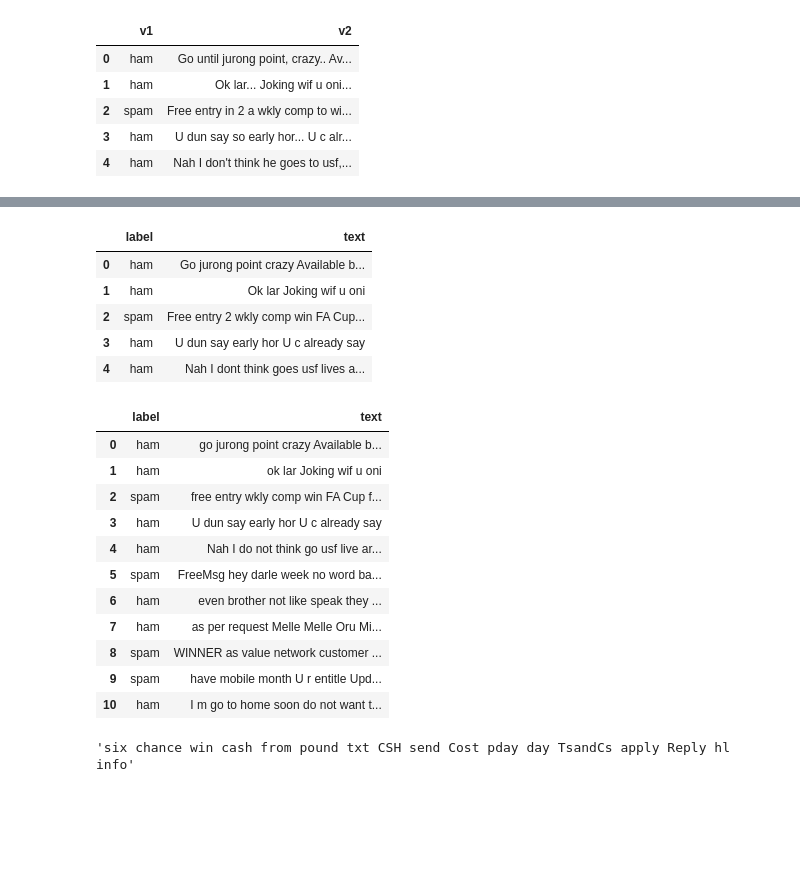
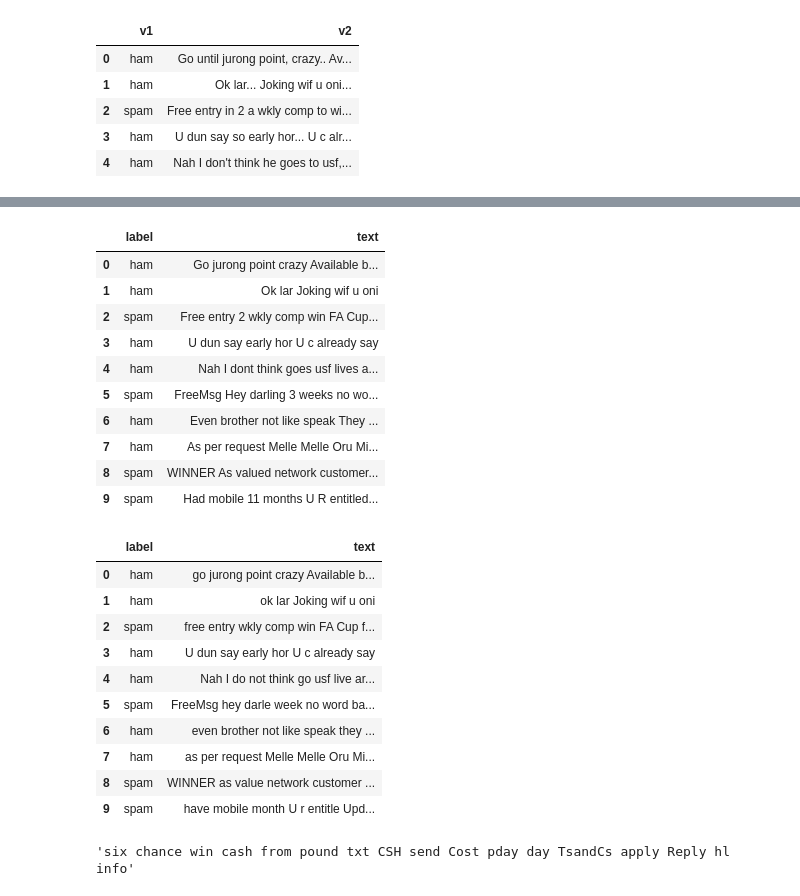
Before and after one commit to PalemSandeepSrinivas/Email_classfier, a Jupyter notebook: Email_classifier.ipynb, the cells around one changed output, grey strips where cells are left out. Drawn from its saved outputs; the diff is of its cells as text; code cells hidden in the pictures; blank space fills up the shorter version.

```diff
--- a/Email_classifier.ipynb
+++ b/Email_classifier.ipynb
@@ -144,17 +151,22 @@ data['text']=data['text'].apply(remove_stopwords)
 # %%
 #remove the special characters
 def remove_special_characters(text):
     text=re.sub('[^a-zA-z0-9\s]','',text)
     return text
-data['text']=data['text'].apply(remove_stopwords)
-data.head().style.background_gradient(cmap='jet')
+data['text']=data['text'].apply(remove_special_characters)
+data[['label','text']][:10]
 # %% [output]
 |  | label | text |
 | 0 | ham | Go jurong point crazy Available b... |
 | 1 | ham | Ok lar Joking wif u oni |
 | 2 | spam | Free entry 2 wkly comp win FA Cup... |
 | 3 | ham | U dun say early hor U c already say |
 | 4 | ham | Nah I dont think goes usf lives a... |
+| 5 | spam | FreeMsg Hey darling 3 weeks no wo... |
+| 6 | ham | Even brother not like speak They ... |
+| 7 | ham | As per request Melle Melle Oru Mi... |
+| 8 | spam | WINNER As valued network customer... |
+| 9 | spam | Had mobile 11 months U R entitled... |
 # %%
 #Remove html patternst
 def remove_html(text):
@@ -199,19 +211,18 @@ def lemmatize(text):
 data['text']=data['text'].apply(lemmatize)
-# %%
-data.head(11).style.background_gradient(cmap='Reds')
-# %% [output]
-|  | label | text |
-| 0 | ham | go jurong point crazy Available b... |
-| 1 | ham | ok lar Joking wif u oni |
-| 2 | spam | free entry wkly comp win FA Cup f... |
-| 3 | ham | U dun say early hor U c already say |
-| 4 | ham | Nah I do not think go usf live ar... |
-| 5 | spam | FreeMsg hey darle week no word ba... |
-| 6 | ham | even brother not like speak they ... |
-| 7 | ham | as per request Melle Melle Oru Mi... |
-| 8 | spam | WINNER as value network customer ... |
-| 9 | spam | have mobile month U r entitle Upd... |
-| 10 | ham | I m go to home soon do not want t... |
+# %%
+data[['label','text']][:10]
+# %% [output]
+|  | label | text |
+| 0 | ham | go jurong point crazy Available b... |
+| 1 | ham | ok lar Joking wif u oni |
+| 2 | spam | free entry wkly comp win FA Cup f... |
+| 3 | ham | U dun say early hor U c already say |
+| 4 | ham | Nah I do not think go usf live ar... |
+| 5 | spam | FreeMsg hey darle week no word ba... |
+| 6 | ham | even brother not like speak they ... |
+| 7 | ham | as per request Melle Melle Oru Mi... |
+| 8 | spam | WINNER as value network customer ... |
+| 9 | spam | have mobile month U r entitle Upd... |
 # %%
 data['text'][11]
 # %% [output]
```
Also changed, not shown: parts of 22 cells of this notebook.
